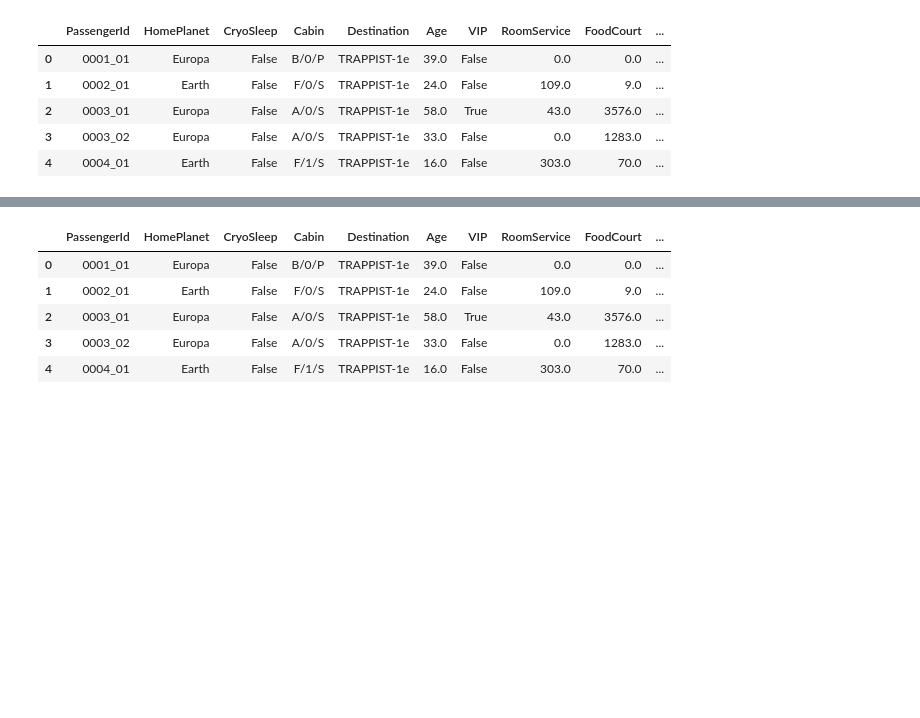
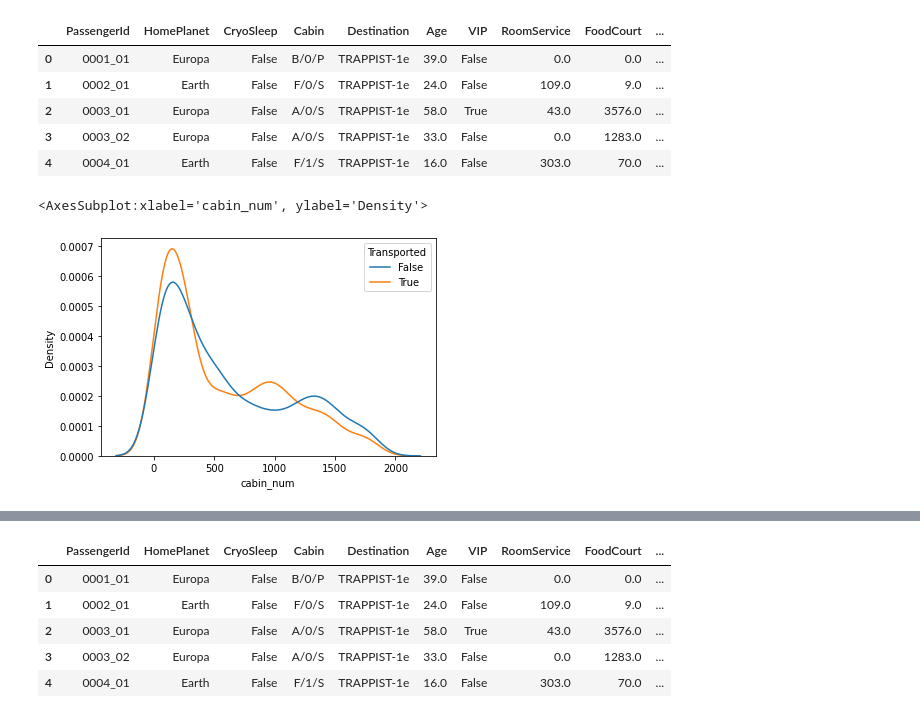
Before and after one commit to banerjeesoumya15/kaggle-works, a Jupyter notebook: spaceship-titanic.ipynb, the cells around one changed output, grey strips where cells are left out. Cells and saved outputs as stored; diff of their text form; code cells hidden in the pictures; blank space fills up the shorter version.

```diff
--- a/spaceship-titanic.ipynb
+++ b/spaceship-titanic.ipynb
@@ -209,0 +232,5 @@ df.head()
+# %%
+sns.kdeplot(data=df, x="cabin_num", hue='Transported')
+# %% [output]
+<AxesSubplot:xlabel='cabin_num', ylabel='Density'>
+[figure, added]
```
Also changed, not shown: parts of 43 cells of this notebook.
